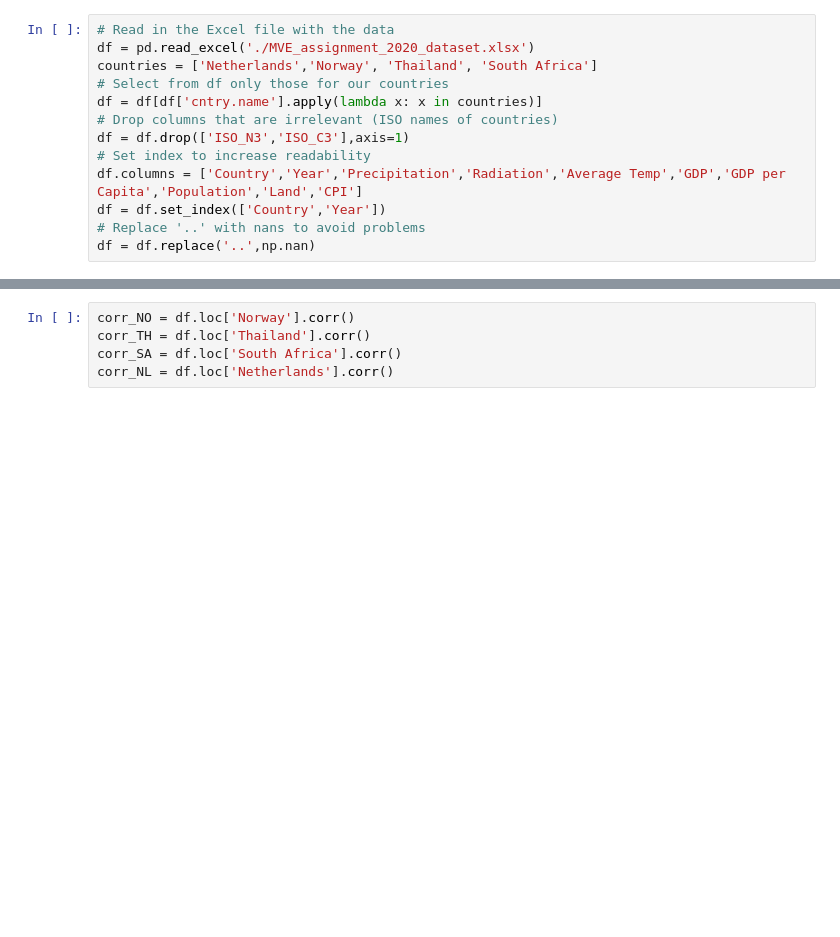
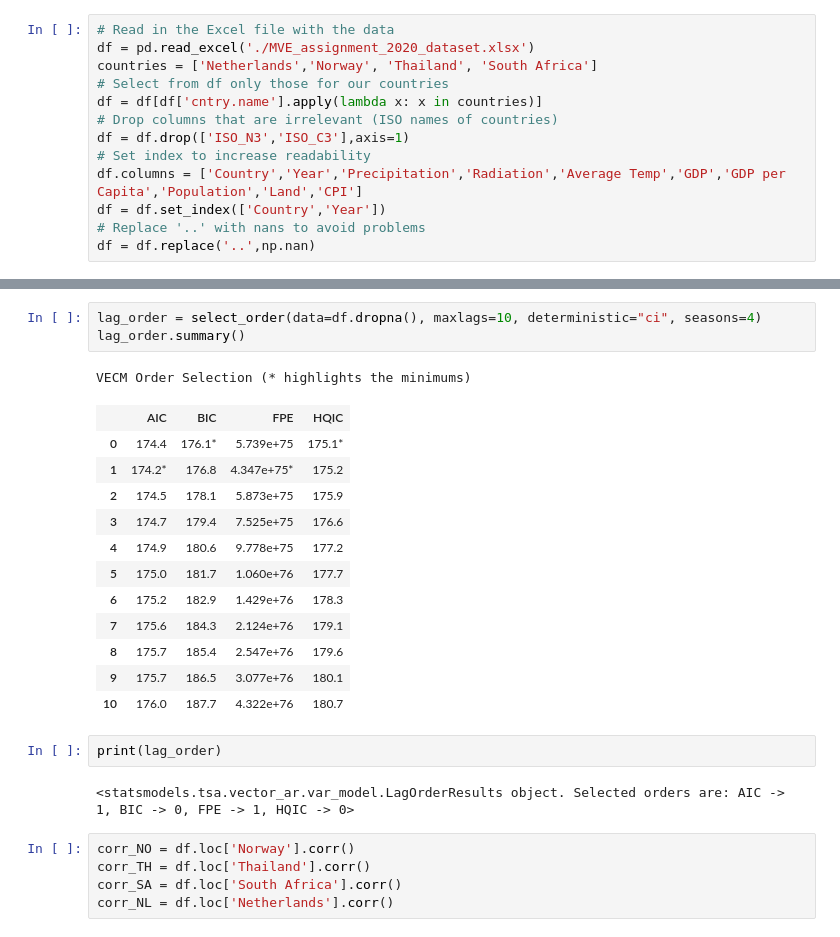
Before and after one commit to LuukOudshoorn25/MultivariateEconometrics, a Jupyter notebook: Multivariate Econometrics.ipynb, the cells around one changed output, grey strips where cells are left out. Drawn from its saved outputs; the diff is of its cells as text; blank space fills up the shorter version.

```diff
--- a/Multivariate Econometrics.ipynb
+++ b/Multivariate Econometrics.ipynb
@@ -31,3 +49,24 @@ df = df.replace('..',np.nan)
+# %%
+lag_order = select_order(data=df.dropna(), maxlags=10, deterministic="ci", seasons=4)
+lag_order.summary()
+# %% [output]
+VECM Order Selection (* highlights the minimums)
+|  | AIC | BIC | FPE | HQIC |
+| 0 | 174.4 | 176.1* | 5.739e+75 | 175.1* |
+| 1 | 174.2* | 176.8 | 4.347e+75* | 175.2 |
+| 2 | 174.5 | 178.1 | 5.873e+75 | 175.9 |
+| 3 | 174.7 | 179.4 | 7.525e+75 | 176.6 |
+| 4 | 174.9 | 180.6 | 9.778e+75 | 177.2 |
+| 5 | 175.0 | 181.7 | 1.060e+76 | 177.7 |
+| 6 | 175.2 | 182.9 | 1.429e+76 | 178.3 |
+| 7 | 175.6 | 184.3 | 2.124e+76 | 179.1 |
+| 8 | 175.7 | 185.4 | 2.547e+76 | 179.6 |
+| 9 | 175.7 | 186.5 | 3.077e+76 | 180.1 |
+| 10 | 176.0 | 187.7 | 4.322e+76 | 180.7 |
+# %%
+print(lag_order)
+# %% [output]
+<statsmodels.tsa.vector_ar.var_model.LagOrderResults object. Selected orders are: AIC -> 1, BIC -> 0, FPE -> 1, HQIC -> 0>
 # %%
 corr_NO = df.loc['Norway'].corr()
 corr_TH = df.loc['Thailand'].corr()
```
Also changed, not shown: parts of 3 cells of this notebook, 1 other file.
